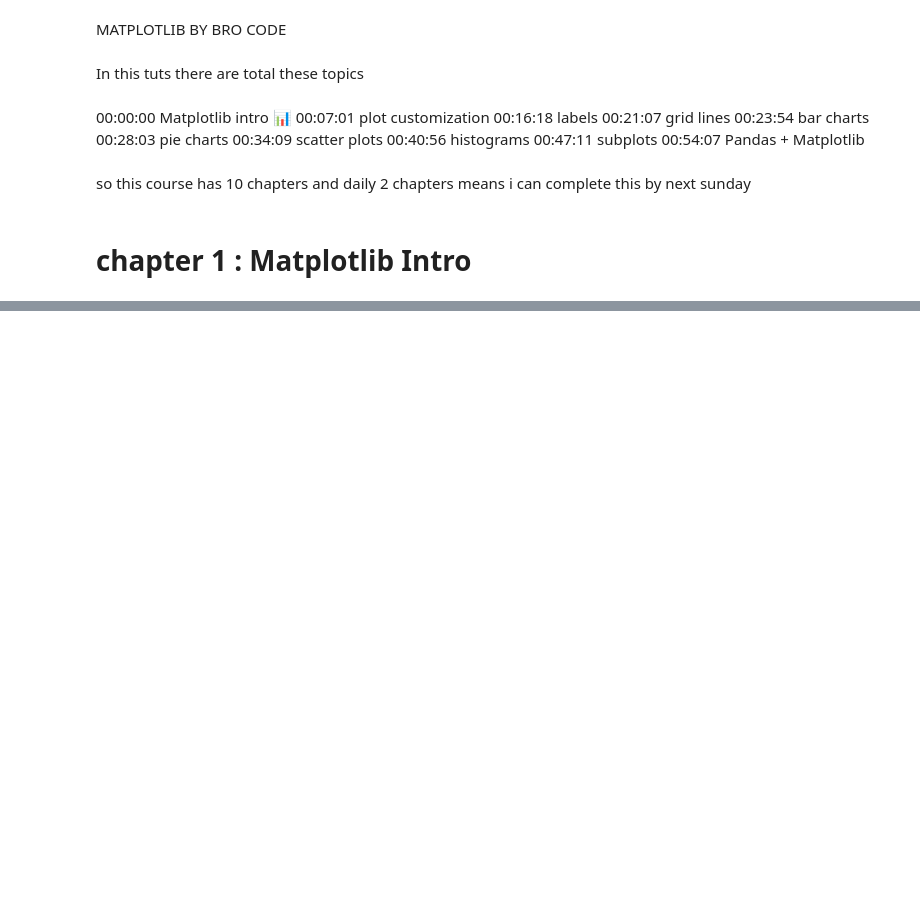
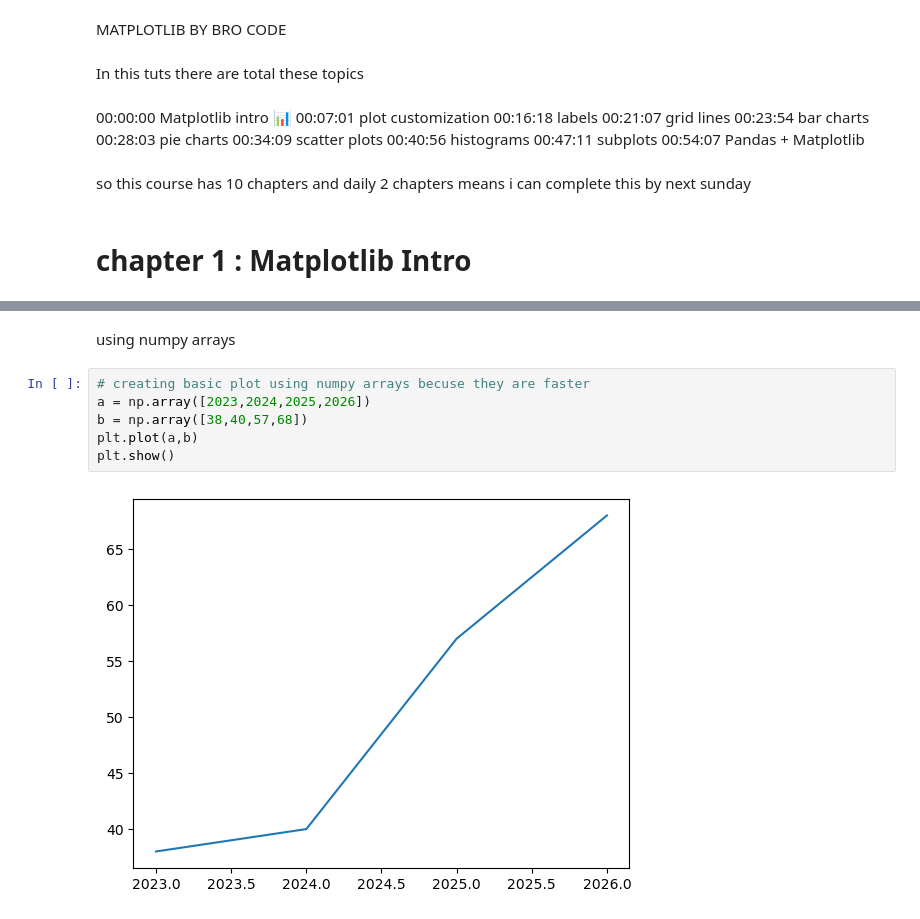
Before and after one commit to Himeshkar11/MATPLOTLIB, a Jupyter notebook: matplotlib.ipynb, the cells around one changed output, grey strips where cells are left out. Drawn from its saved outputs; the diff is of its cells as text; blank space fills up the shorter version.

```diff
--- a/matplotlib.ipynb
+++ b/matplotlib.ipynb
@@ -25,0 +35,10 @@ print(matplotlib.__version__)
+# %% [markdown]
+using numpy arrays
+# %%
+# creating basic plot using numpy arrays becuse they are faster
+a = np.array([2023,2024,2025,2026])
+b = np.array([38,40,57,68])
+plt.plot(a,b)
+plt.show()
+# %% [output]
+[figure, added]
```
Also changed, not shown: parts of 37 cells of this notebook, 1 other file.
